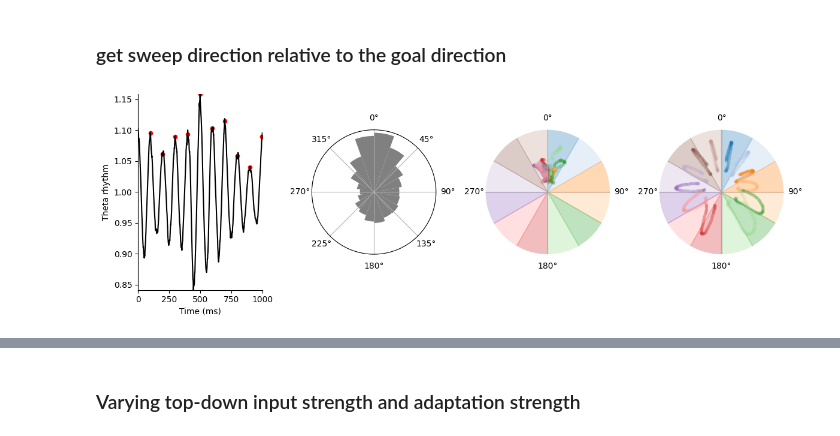
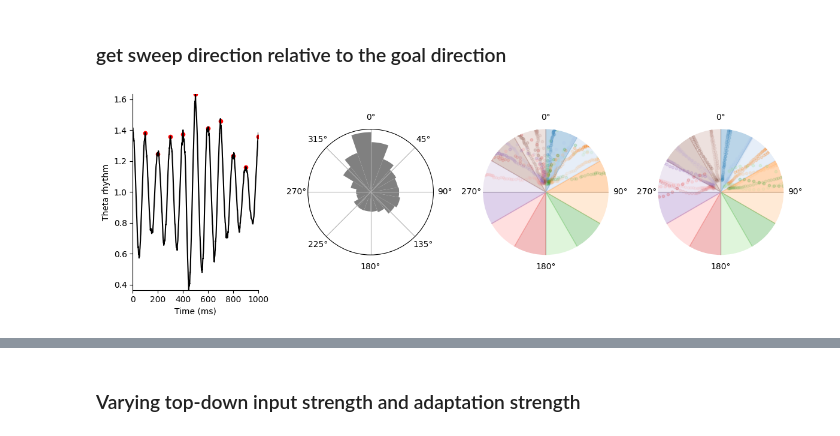
Before and after one commit to ZilongJi/HoneycombSweeps, a Jupyter notebook: PCCANTopdown_Sweep.ipynb, the cells around one changed output, grey strips where cells are left out. Drawn from its saved outputs; the diff is of its cells as text; code cells hidden in the pictures.

```diff
--- a/PCCANTopdown_Sweep.ipynb
+++ b/PCCANTopdown_Sweep.ipynb
@@ -343,7 +347,7 @@ plt.savefig('./figures/ThetaModulator.pdf', dpi=300)
 # %%
 for i in range(4):
 
-    start = 500 + 2000*i
+    start = 500 + 500*i
     fig, ax = plt.subplots(1, 1, figsize=(1,1), dpi=300)
 
     cut1 = 20
@@ -498,7 +502,7 @@ bm.clear_buffer_memory(platform='gpu')
 m0 = 20 #adaptation strength
 z_min = 0; z_max = 2 #the size of the environment, have to be the same as the environment size
 duration = int(dur/dt) #simulation duration of the trajectory
-alpha_pc = 0.5 #theta modulation scale
+alpha_pc = 2 #theta modulation scale
 v0 = 1/1000 #baseline speed per ms
 T_theta = 100 #ms, length of a theta cycle; frequency=10Hz
 num = 50 #number of PC cells on x or y axis
@@ -509,20 +513,22 @@ PC_net = PC_cell_topdown_asym(num=num,
                         tauv=100,
                         m0=m0,
                         k=1,
-                        a=0.12,
+                        a=0.08,
                         A=10.0,
                         J0=4.0,
-                        goal_a=0.3,
-                        goal_A=2.0,
-                        asym_J0 = 0.5,
-                        asym_a = 0.5,
+                        goal_a=0.4,
+                        goal_b=1.0,
+                        goal_A=10.0,
+                        asym_J0 = 2,
+                        asym_a = 0.3,
                         z_min=z_min,
                         z_max=z_max,
                         conn_noise=0.0,
                         rec_noise=0.0,
                         goal_loc=goal_loc,
-                        topdown=True,
-                        asymmetry=True)
+                        topdown=False,
+                        asymmetry=True,
+                        tdstyle='linear')
 
 def runNet(i, Animal_location, Speed):
     theta_mod_strength = alpha_pc * 1/v0 * Speed #faster run, higher theta modulation strength
@@ -530,7 +536,7 @@ def runNet(i, Animal_location, Speed):
     t = i*bm.dt
     theta_phase = bm.mod(t, T_theta)/T_theta
     ThetaModulator_BU = 1.0+theta_mod_strength*bm.cos(theta_phase*2*bm.pi)
-    Topdown_mod = 1.0 #0.6 #1+theta_mod_strength*bm.cos(theta_phase*2*bm.pi + bm.pi)
+    Topdown_mod = 0.4 #0.6 #1+theta_mod_strength*bm.cos(theta_phase*2*bm.pi + bm.pi)
 
     #update place cell network using step_run
     PC_net.step_run(i, Animal_location, ThetaModulator_BU, Topdown_mod)
@@ -839,10 +846,11 @@ for key in sweep_info:
     SA_cm = []
     SD_cm = []
     for sweep_angs, sweep_dist, sweep_angs_cm, sweep_dist_cm in sweep_info_key:
-        SA.append(sweep_angs[0:100])
-        SD.append(sweep_dist[0:100])
-        SA_cm.append(sweep_angs_cm[0:100])
-        SD_cm.append(sweep_dist_cm[0:100])
+        start = 0; end = 100 #extract a middle period as Changmin did in empirical data analysis
+        SA.append(sweep_angs[start:end])
+        SD.append(sweep_dist[start:end])
+        SA_cm.append(sweep_angs_cm[start:end])
+        SD_cm.append(sweep_dist_cm[start:end])
     #to numpy array using stack
     SA = np.stack(SA)
     SD = np.stack(SD)
@@ -863,43 +871,44 @@ for key in sweep_info:
     SD_cm_mean = np.mean(SD_cm, axis=0)
 
     # Store points for batch scatter plot
+
     for i, (ang, dist, ang_cm, dist_cm) in enumerate(zip(SA_mean, SD_mean, SA_cm_mean, SD_cm_mean)):
         scatter_angles.append(np.radians(ang))
         scatter_distances.append(dist)
         scatter_angles_cm.append(np.radians(ang_cm))
         scatter_distances_cm.append(dist_cm)
         scatter_colors.append(colors[key])
-        alpha = i/len(SA_mean)/2
+        alpha = i/len(SA_mean)/5
         scatter_alphas.append(alpha)
 
 
 
 #plot mean sweep agle and distance in each angular bin
 for i in range(len(scatter_angles)):
     ax.scatter(scatter_angles[i], scatter_distances[i], color=scatter_colors[i], s=10, alpha=scatter_alphas[i])
 
 
 ####################################################################################################
 
 ax = plt.subplot(gs[3], projection='polar')
 ax.set_yticks([])
 ax.set_xticks([0, np.pi/2, np.pi, 3*np.pi/2])
 ax.set_ylim(0, 0.2)
 ax.spines['polar'].set_visible(False)
 #plasce 0 at the top
 ax.set_theta_zero_location('N')
 ax.set_theta_direction(-1)
 #initialize 12 colors from tab20
 colors = sns.color_palette("tab20", 12)
 #color 1 to 12 rerpesent degree range of 0-30, 30-60, etc
 
 # Shade each sector of the polar plot with the respective color
 for i in range(360 // 30):
     ax.fill_between([np.radians(i * 30), np.radians((i + 1) * 30)], 0, 1, color=colors[i], alpha=0.3)
 
 #plot mean sweep agle and distance in each angular bin
 for i in range(len(scatter_angles_cm)):
     ax.scatter(scatter_angles_cm[i], scatter_distances_cm[i], color=scatter_colors[i], s=10, alpha=scatter_alphas[i])
 plt.tight_layout()
 # %% [output]
-[figure, old version]
+[figure, new version]
```
Also changed, not shown: parts of 20 cells of this notebook, 8 other files.
